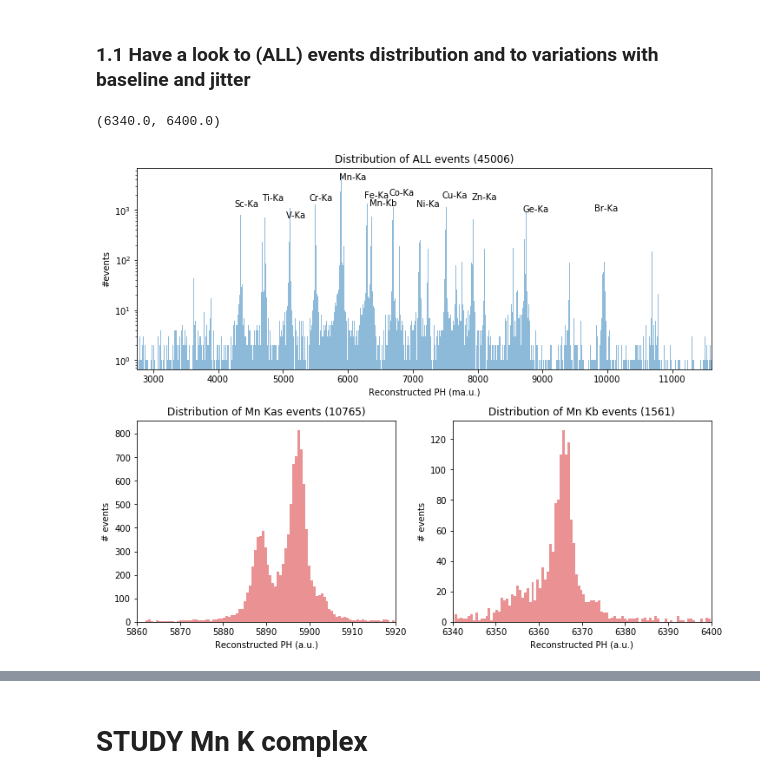
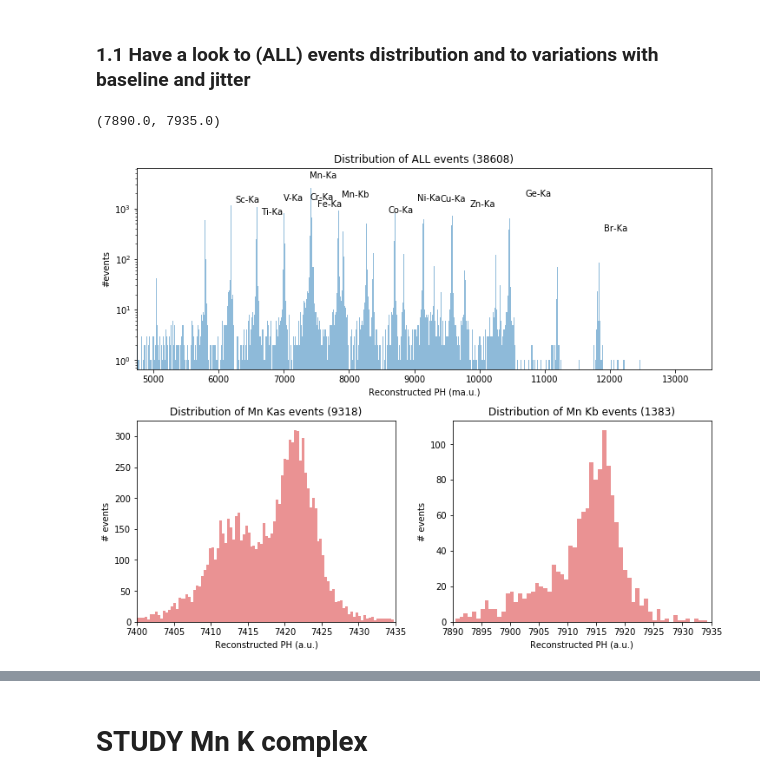
Before and after one commit to mtceballos/SIRENAcode, a Jupyter notebook: realData/GSFC/analysisGSFC_proc.ipynb, the cells around one changed output, grey strips where cells are left out. Drawn from its saved outputs; the diff is of its cells as text; code cells hidden in the pictures.

```diff
--- a/realData/GSFC/analysisGSFC_proc.ipynb
+++ b/realData/GSFC/analysisGSFC_proc.ipynb
@@ -267,7 +483,7 @@ if plen==8000:
            "Ge-Ka": (8.700,8.790),
            "Br-Ka": (9.800,10.100)
     }
-elif plen==4096:
+elif plen==4096 and channel=="5":
     PHlines = {
            "Sc-Ka": (6.250,6.350),
            "Ti-Ka": (6.650,6.730),
@@ -283,6 +499,38 @@ elif plen==4096:
            "Ge-Ka": (10.700,10.790),
            "Br-Ka": (11.900,12.050)
     }
+elif plen==4096 and channel=="13":
+    PHlines = {
+           "Sc-Ka": (6.250,6.350),
+           "Ti-Ka": (6.650,6.730),
+           "V-Ka":  (7.000,7.100),
+           "Cr-Ka": (7.400,7.550),
+           "Mn-Ka": (10.100,10.300),
+           "Fe-Ka": (8.200,8.300),
+           "Mn-Kb": (10.660,10.690),
+           "Co-Ka": (8.600,8.730),
+           "Ni-Ka": (9.050,9.100),
+           "Cu-Ka": (9.400,9.550),
+           "Zn-Ka": (9.850,9.950),
+           "Ge-Ka": (10.700,10.790),
+           "Br-Ka": (11.900,12.050)
+    }
+elif plen==4096 and channel=="65":
+    PHlines = {
+           "Sc-Ka": (6.250,6.350),
+           "Ti-Ka": (6.650,6.730),
+           "V-Ka":  (7.000,7.100),
+           "Cr-Ka": (7.400,7.550),
+           "Mn-Ka": (7.400,7.435),
+           "Fe-Ka": (7.510,7.610),
+           "Mn-Kb": (7.890,7.935),
+           "Co-Ka": (8.600,8.730),
+           "Ni-Ka": (9.050,9.100),
+           "Cu-Ka": (9.400,9.550),
+           "Zn-Ka": (9.850,9.950),
+           "Ge-Ka": (10.700,10.790),
+           "Br-Ka": (11.900,12.050)
+    }
 # %%
 #%%script false --no-raise-error
 
@@ -306,36 +554,36 @@ for line in PHlines:
     if line == "Mn-Ka":
         ax1.text(1e3*PHmin, 4e3, line)
     else:
         ax1.text(1e3*PHmin, 3e3*random.uniform(0.1,0.7), line)
 
 # Have a look to histogram of Mn Kas
 ax2 = fig.add_subplot(gs[1, 0])
 minPH,maxPH = PHlines["Mn-Ka"]
 npulses = len(data_HR[(data_HR.SIGNAL>minPH) & (data_HR.SIGNAL<maxPH)].SIGNAL)
 ax2.hist(1e3*data_HR[(data_HR.SIGNAL>minPH) & (data_HR.SIGNAL<maxPH)].SIGNAL, bins=100, density=False, label="Histogram", alpha=0.5, color="tab:red")
 ax2.set_xlabel("Reconstructed PH (a.u.)")
 ax2.set_ylabel("# events")
 ax2.set_title(("Distribution of Mn Kas events (" + str(npulses) + ")"))
 ax2.set_xlim(1e3*minPH,1e3*maxPH)
 #ax3.set_xlim(8650,8900) # 0-pad 2048
 #ax3.set_xlim(9750,9900) # 0-pad 1024
 
 # Have a look to histogram of Kb
 ax3 = fig.add_subplot(gs[1, 1])
 (minPH,maxPH) = PHlines["Mn-Kb"]
 #(minKb,maxKb) = (9.210, 9.310) # 0-pad 2048
 #(minKb,maxKb) = (10.275, 10.350) # 0-pad
 npulses = len(data_HR[(data_HR.SIGNAL>minPH) & (data_HR.SIGNAL<maxPH)].SIGNAL)
-ax3.hist(1e3*data_HR[(data_HR.SIGNAL>minPH) & (data_HR.SIGNAL<maxPH)].SIGNAL, bins=100, density=False, label="Histogram", alpha=0.5, color="tab:red")
+ax3.hist(1e3*data_HR[(data_HR.SIGNAL>minPH) & (data_HR.SIGNAL<maxPH)].SIGNAL, bins=60, density=False, label="Histogram", alpha=0.5, color="tab:red")
 ax3.set_xlabel("Reconstructed PH (a.u.)")
 ax3.set_ylabel("# events")
 ax3.set_title(("Distribution of Mn Kb events (" + str(npulses) + ")"))
 ax3.set_xlim(1e3*minPH,1e3*maxPH)
 #ax4.set_xlim(9210,9310) # 0-pad 2048
 #ax4.set_xlim(10275,10350) # 0-pad 1024
 # %% [output]
-(6340.0, 6400.0)
+(7890.0, 7935.0)
-[figure, old version]
+[figure, new version]
 # %%
 fig = plt.figure(figsize=(10,10))
 i = 0
```
Also changed, not shown: parts of 43 cells of this notebook, 1 other file.
